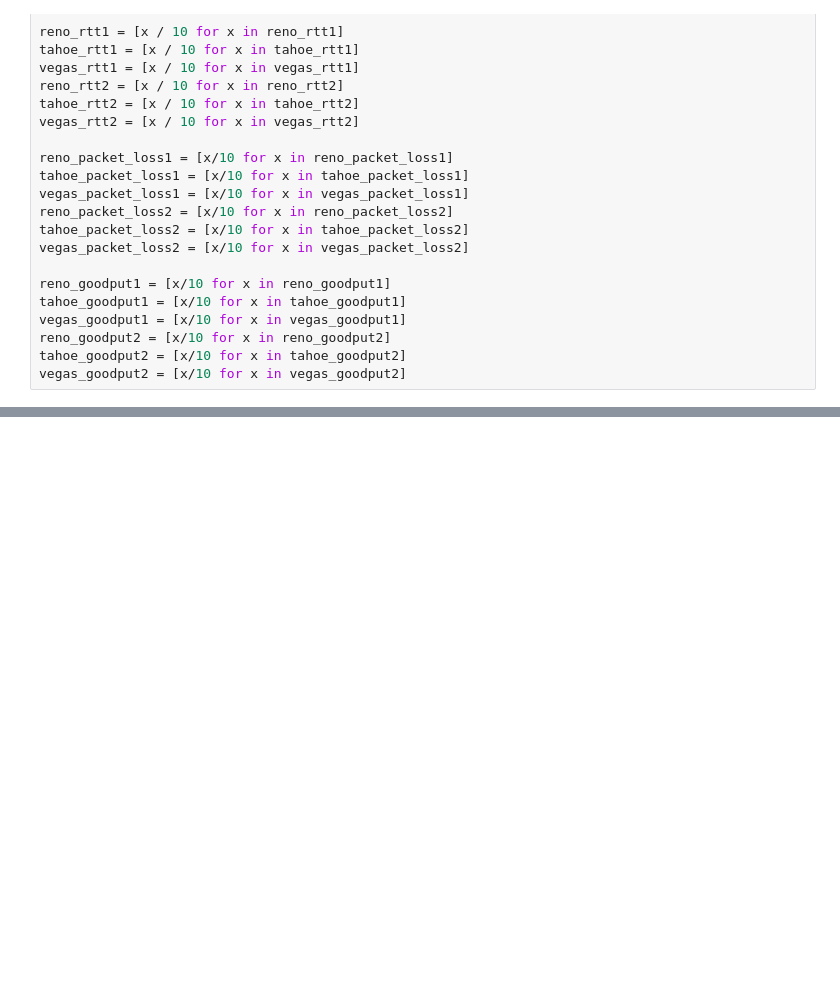
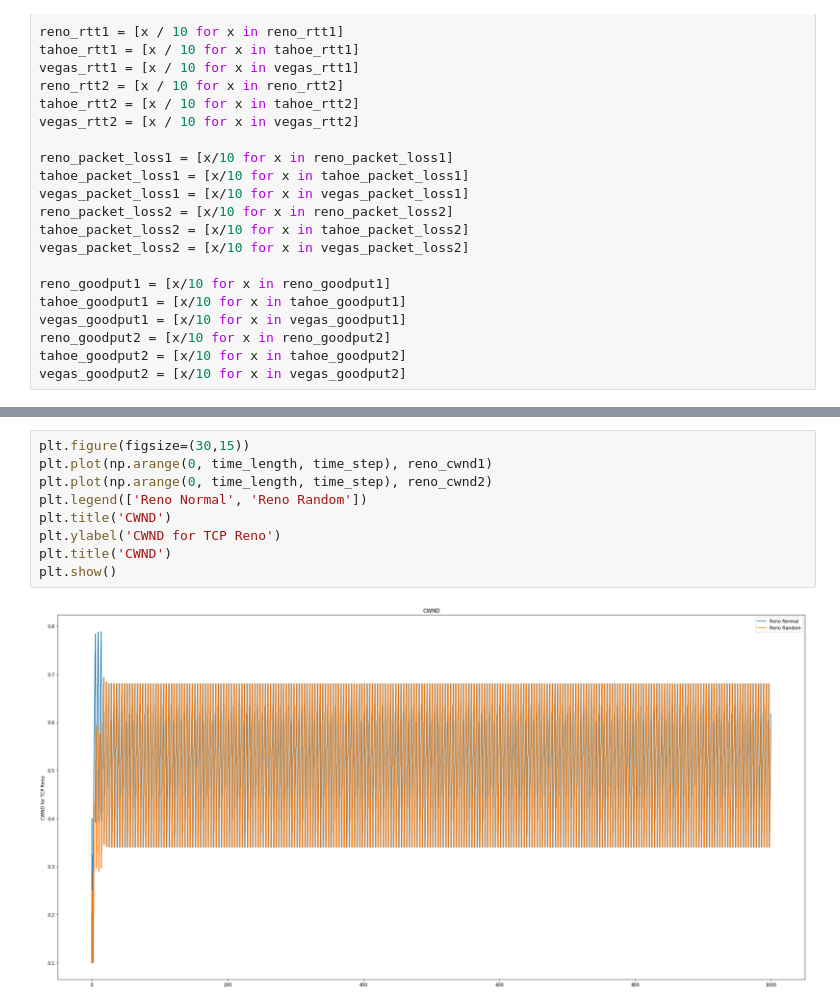
Before and after one commit to rastadayon/TCP-Congestion-Control-Analysis, a Jupyter notebook: CA2-Report.ipynb, the cells around one changed output, grey strips where cells are left out. Drawn from its saved outputs; the diff is of its cells as text; blank space fills up the shorter version.

```diff
--- a/CA2-Report.ipynb
+++ b/CA2-Report.ipynb
@@ -240,3 +242,14 @@ plt.show()
+# %%
+plt.figure(figsize=(30,15))
+plt.plot(np.arange(0, time_length, time_step), reno_cwnd1)
+plt.plot(np.arange(0, time_length, time_step), reno_cwnd2)
+plt.legend(['Reno Normal', 'Reno Random'])
+plt.title('CWND')
+plt.ylabel('CWND for TCP Reno')
+plt.title('CWND')
+plt.show()
+# %% [output]
+[figure, added]
 # %%
 plt.figure(figsize=(30,15))
 plt.plot(np.arange(0, time_length, 0.1), reno_rtt1)
```
Also changed, not shown: parts of 5 cells of this notebook, 12 other files.
